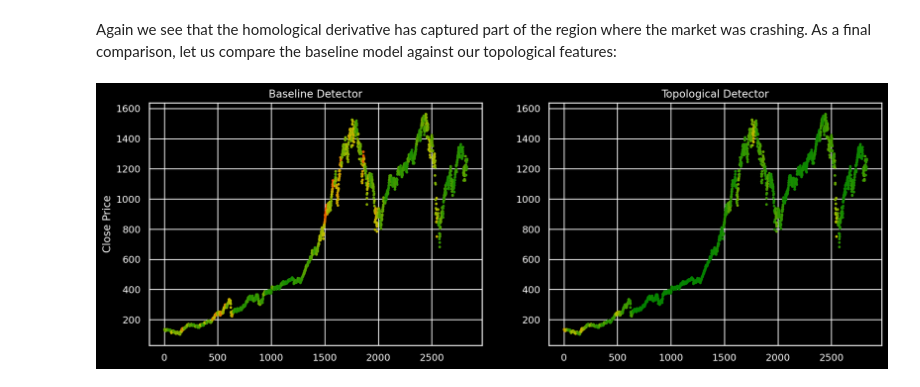
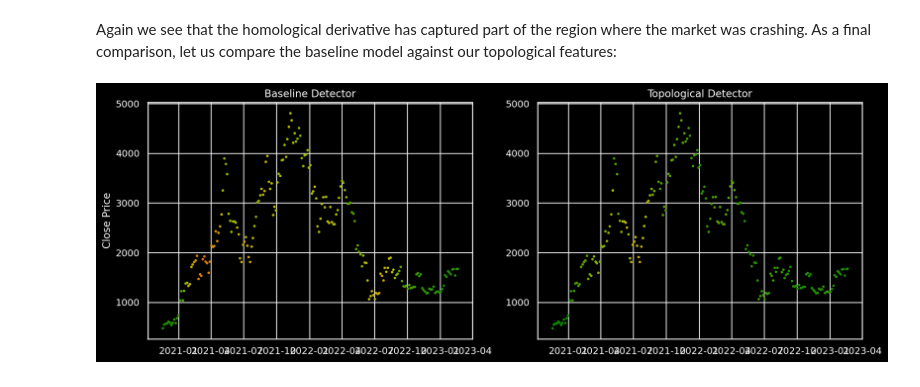
Before and after one commit to missglory/stock-market-crashes, a Jupyter notebook: Stock Market Crash Detection.ipynb, the cells around one changed output. Cells and saved outputs as stored; diff of their text form; code cells hidden in the pictures.

```diff
--- a/Stock Market Crash Detection.ipynb
+++ b/Stock Market Crash Detection.ipynb
@@ -204,7 +114,7 @@ embedder = ts.SingleTakensEmbedding(
 # %% [markdown]
 Now that our embedder is initialised, it is a simple matter to obtain an array of embeddings, where each element is a 3-dimensional vector:
 # %%
-price_values = price_resampled_df.values
+price_values = price_df.values
 price_embedded = embedder.fit_transform(price_values)
 
 embedder_time_delay = embedder.time_delay_
@@ -236,9 +146,9 @@ abs_derivative_of_means = np.abs(np.mean(np.diff(price_windows, axis=0), axis=1)
 # %%
 # define time index to combine with numpy arrays
 indices = [win[1] - 1 for win in window_indices[1:]]
-time_index_derivs = price_resampled_df.iloc[indices].index
+time_index_derivs = price_df.iloc[indices].index
 # %%
-resampled_close_price_derivs = price_resampled_df.loc[time_index_derivs]
+resampled_close_price_derivs = price_df.loc[time_index_derivs]
 # %%
 plt.figure(figsize=(15,5))
 plt.plot(time_index_derivs, abs_derivative_of_means, color='#1f77b4')
@@ -249,0 +172,3 @@ plt.show()
+# %%
+start_date="2020-11-09T00:00:00-00:00"
+end_date="2023-02-23T00:00:00-00:00"
@@ -567,13 +515,13 @@ def plot_crash_comparisons(
     plt.show()
 # %%
 plot_crash_comparisons(
-    start_date="1981-01-01T04:16:13-04:00",
-    end_date="2012-01-01T04:16:13-04:00",
+    start_date=start_date,
+    end_date=end_date,
     threshold=0.3,
     distances_1=abs_derivative_of_means,
     distances_2=landscape_succ_dists,
     time_index_derivs=time_index_derivs,
     price_resampled_derivs=resampled_close_price_derivs,
 )
 # %% [output]
-[figure, old version]
+[figure, new version]
```
Also changed, not shown: parts of 24 cells of this notebook, 1 other file.
